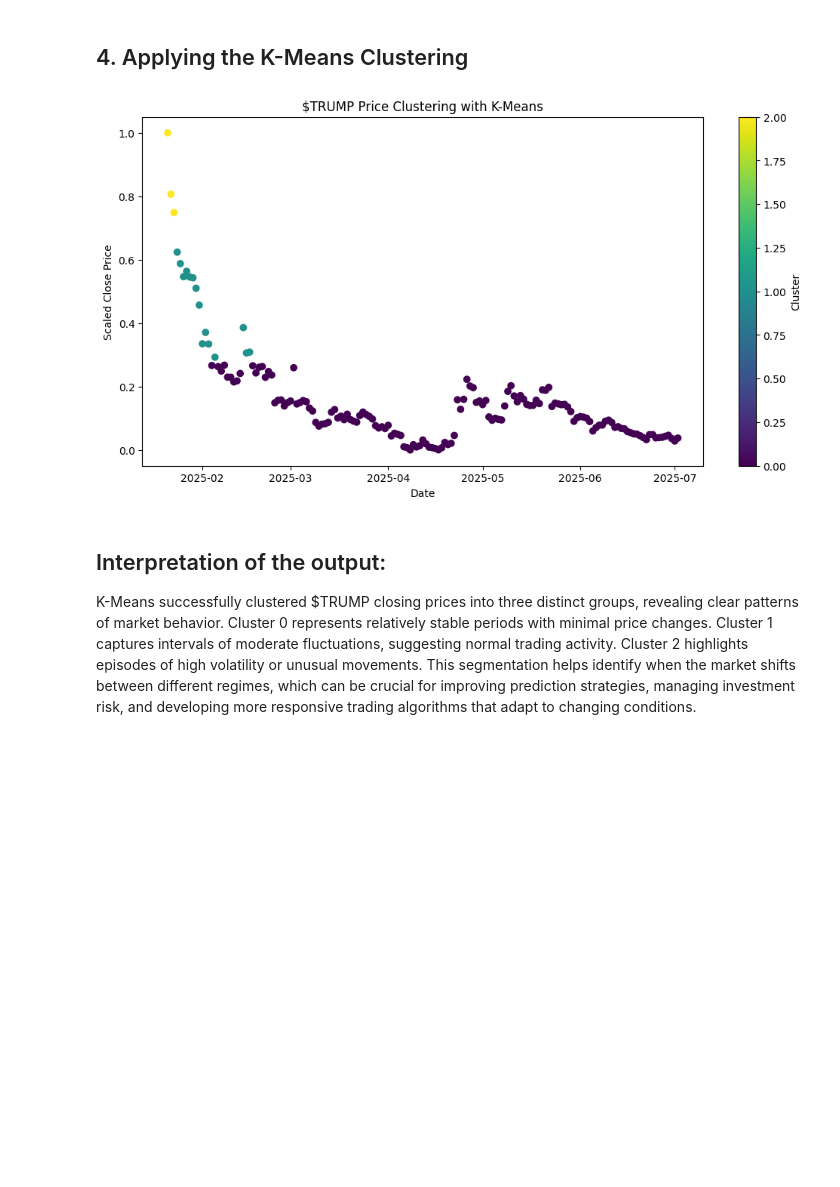
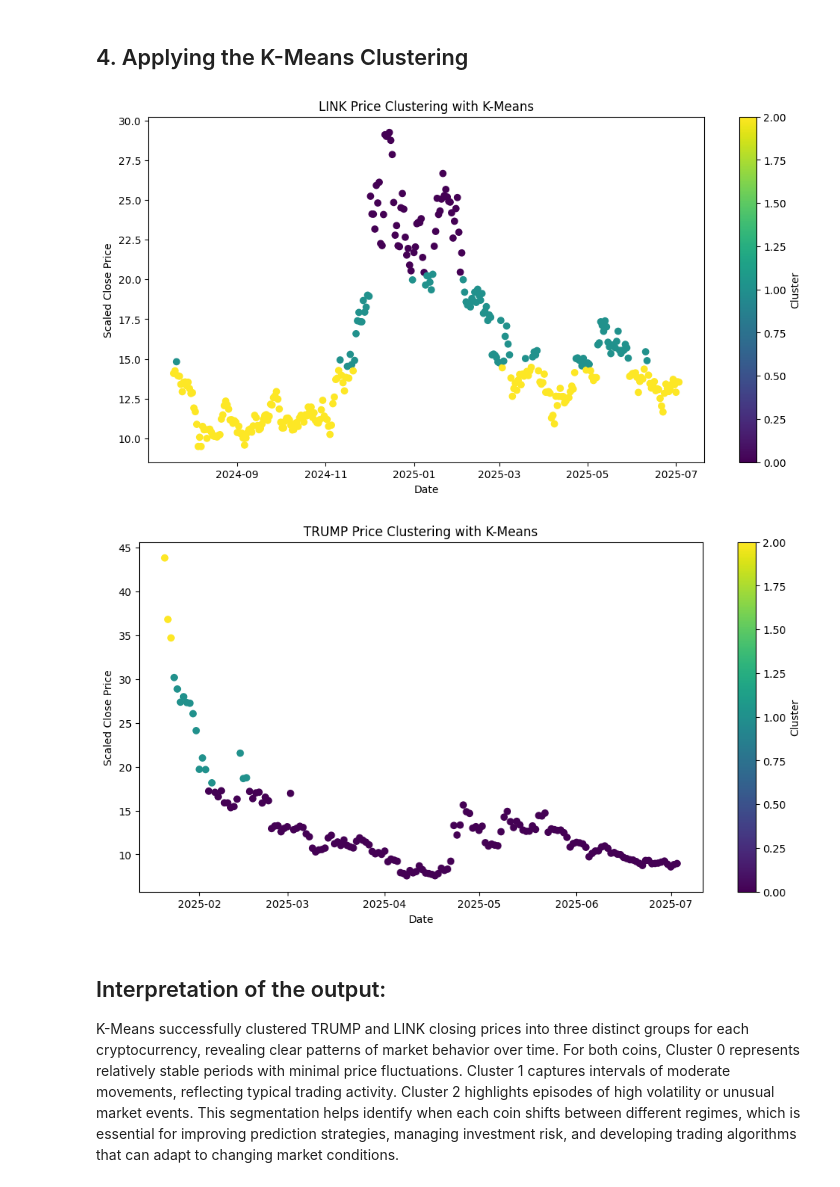
Before and after one commit to Eris-Leksi/-TRUMP-sentiment-analysis, a Jupyter notebook: script.ipynb, the cells around one changed output. Drawn from its saved outputs; the diff is of its cells as text; code cells hidden in the pictures; blank space fills up the shorter version.

Commit message:
Adding the LINK coin

```diff
--- a/script.ipynb
+++ b/script.ipynb
@@ -155,0 +297,11 @@ The 7-day moving average smooths out short-term fluctuations to better reveal pr
+# %%
+trump_selected = data[['timestamp', 'open', 'high', 'low', 'close', 'volume']].copy()
+trump_selected['coin_type'] = 'TRUMP'
+
+link_selected = data_link[['timestamp', 'open', 'high', 'low', 'close', 'volume']].copy()
+link_selected['coin_type'] = 'LINK'
+# %%
+merged_data = pd.concat([trump_selected, link_selected], ignore_index=True)
+
+print("Data merged successfully.")
+print(merged_data.head())
@@ -156,12 +316,10 @@ The 7-day moving average smooths out short-term fluctuations to better reveal pr
 # %% [markdown]
 ## 3. Data Cleaning and Preparation
 # %%
-data['timestamp'] = pd.to_datetime(data['timestamp'])
-data.sort_values('timestamp', inplace=True)
-data.reset_index(drop=True, inplace=True)
+merged_data['timestamp'] = pd.to_datetime(merged_data['timestamp'])
 
-scaler = MinMaxScaler()
-data['scaled_close'] = scaler.fit_transform(data[['close']])
+merged_data.sort_values(['coin_type', 'timestamp'], inplace=True)
+merged_data.reset_index(drop=True, inplace=True)
 
 print("Data is ready for clustering.")
 # %% [output]
@@ -181,19 +339,29 @@ Clustering helps identify hidden patterns and structural similarities in $TRUMP
 # %% [markdown]
 ## 4. Applying the K-Means Clustering
 # %%
-kmeans = KMeans(n_clusters=3, random_state=42)
-data['cluster'] = kmeans.fit_predict(data[['scaled_close']])
+for coin in merged_data['coin_type'].unique():
 
-plt.figure(figsize=(12,6))
-plt.scatter(data['timestamp'], data['scaled_close'], c=data['cluster'], cmap='viridis')
-plt.xlabel('Date')
-plt.ylabel('Scaled Close Price')
-plt.title('$TRUMP Price Clustering with K-Means')
-plt.colorbar(label='Cluster')
-plt.show()
+    coin_data = merged_data[merged_data['coin_type'] == coin].copy()
+
+    kmeans = KMeans(n_clusters=3, random_state=42)
+    coin_data['cluster'] = kmeans.fit_predict(coin_data[['close']])
+
+    plt.figure(figsize=(12,6))
+    plt.scatter(
+        coin_data['timestamp'],
+        coin_data['close'],
+        c=coin_data['cluster'],
+        cmap='viridis'
+    )
+    plt.xlabel('Date')
+    plt.ylabel('Scaled Close Price')
+    plt.title(f'{coin} Price Clustering with K-Means')
+    plt.colorbar(label='Cluster')
+    plt.show()
 # %% [output]
-[figure, old version]
+[figure, new version]
+[figure, added]
 # %% [markdown]
 ## Interpretation of the output:
 
-K-Means successfully clustered $TRUMP closing prices into three distinct groups, revealing clear patterns of market behavior. Cluster 0 represents relatively stable periods with minimal price changes. Cluster 1 captures intervals of moderate fluctuations, suggesting normal trading activity. Cluster 2 highlights episodes of high volatility or unusual movements. This segmentation helps identify when the market shifts between different regimes, which can be crucial for improving prediction strategies, managing investment risk, and developing more responsive trading algorithms that adapt to changing conditions.
+K-Means successfully clustered TRUMP and LINK closing prices into three distinct groups for each cryptocurrency, revealing clear patterns of market behavior over time. For both coins, Cluster 0 represents relatively stable periods with minimal price fluctuations. Cluster 1 captures intervals of moderate movements, reflecting typical trading activity. Cluster 2 highlights episodes of high volatility or unusual market events. This segmentation helps identify when each coin shifts between different regimes, which is essential for improving prediction strategies, managing investment risk, and developing trading algorithms that can adapt to changing market conditions.
```
Also changed, not shown: parts of 25 cells of this notebook.
